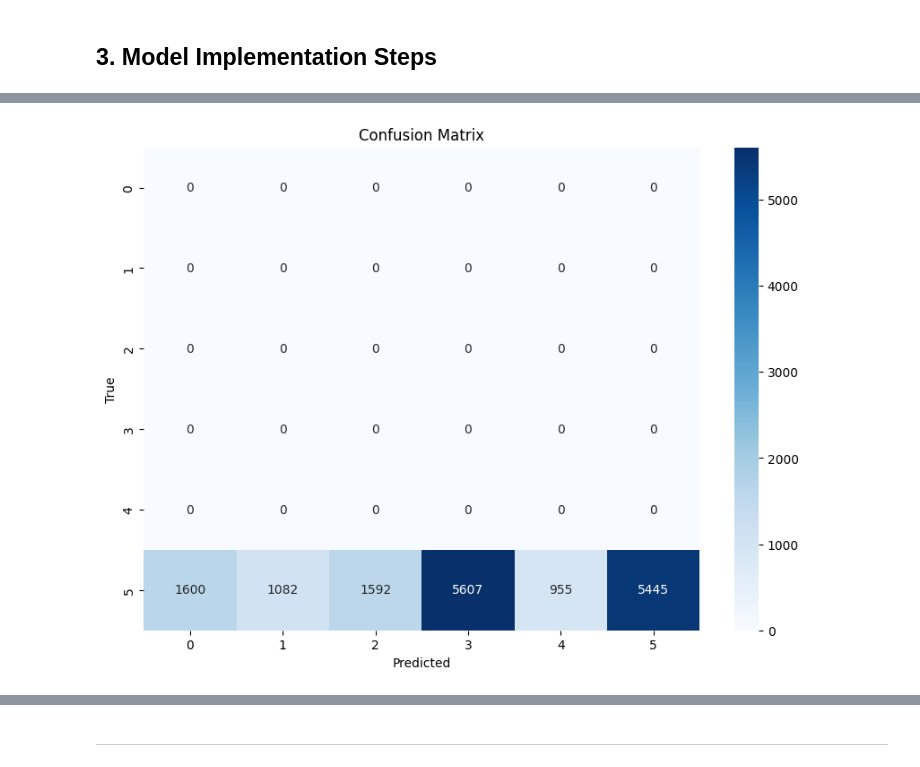
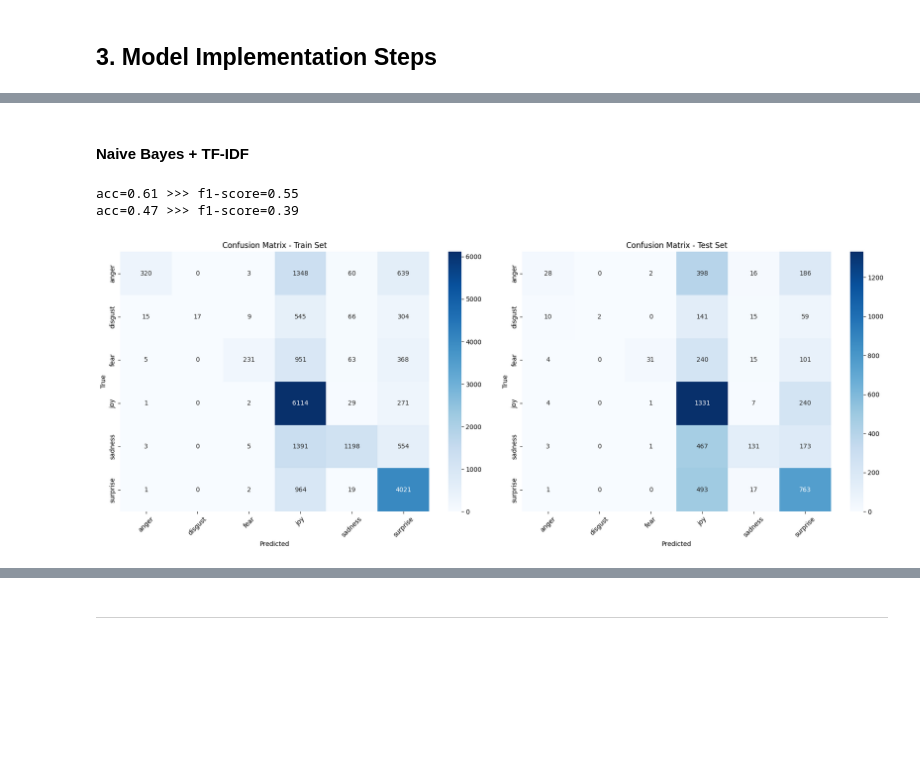
Before and after one commit to Kinkon910606/DM2025-Lab2-Exercise, a Jupyter notebook: DM2025-Lab2-Homework.ipynb, the cells around one changed output, grey strips where cells are left out. Drawn from its saved outputs; the diff is of its cells as text; code cells hidden in the pictures; blank space fills up the shorter version.

```diff
--- a/DM2025-Lab2-Homework.ipynb
+++ b/DM2025-Lab2-Homework.ipynb
@@ -295,0 +372,28 @@ X_train_balanced, y_train_balanced = smote.fit_resample(X_train, y_train)
+# %%
+
+### TF-IDF Vectorization
+# print('\n === TF-IDF Vectorization... ===')
+from sklearn.feature_extraction.text import TfidfVectorizer
+import nltk
+from nltk import word_tokenize
+
+nltk.download('punkt')  # 第一次使用需要
+
+vectorizer = TfidfVectorizer(
+    max_features=100000,
+    ngram_range=(1, 2),
+    # min_df=2,
+    # max_df=0.7,
+    sublinear_tf=True,
+    # tokenizer=word_tokenize,
+    tokenizer=lemmatize_tokenizer,
+    token_pattern=None  # 提供自訂 tokenizer 時要關閉內建 token pattern
+)
+
+# fitting !
+vectorizer.fit(train['processed_text'])
+
+# transform
+train_TFIDF_features = vectorizer.transform(X_train)
+val_TFIDF_features = vectorizer.transform(X_val)
+test_TFIDF_features = vectorizer.transform(X_test)
@@ -355,14 +405,0 @@ plt.show()
-# %%
-### confusion matrix - test set
-from sklearn.metrics import confusion_matrix
-import matplotlib.pyplot as plt
-import seaborn as sns
-cm = confusion_matrix(y_test, y_test_pred)
-plt.figure(figsize=(10,7))
-sns.heatmap(cm, annot=True, fmt='d', cmap='Blues')
-plt.xlabel('Predicted')
-plt.ylabel('True')
-plt.title('Confusion Matrix - Test Set')
-plt.show()
-# %% [output]
-[figure, removed]
@@ -368,0 +444,22 @@ plt.show()
+# %% [markdown]
+#### Naive Bayes + TF-IDF
+# %%
+#// Naive Bayes + TF-IDF
+from sklearn.naive_bayes import MultinomialNB
+
+# fitting
+NBModel_TFIDF = MultinomialNB()
+NBModel_TFIDF.fit(train_TFIDF_features, y_train)
+
+# predict
+y_pred_train = NBModel_TFIDF.predict(train_TFIDF_features)
+y_pred_val = NBModel_TFIDF.predict(val_TFIDF_features)
+# result
+result(y_train ,y_pred_train)
+result(y_val ,y_pred_val)
+plot_cm(y_train, y_pred_train, y_val, y_pred_val)
+#! only joy and anger...
+# %% [output]
+acc=0.61 >>> f1-score=0.55
+acc=0.47 >>> f1-score=0.39
+[figure, added]
```
Also changed, not shown: parts of 55 cells of this notebook, 1 other file.
